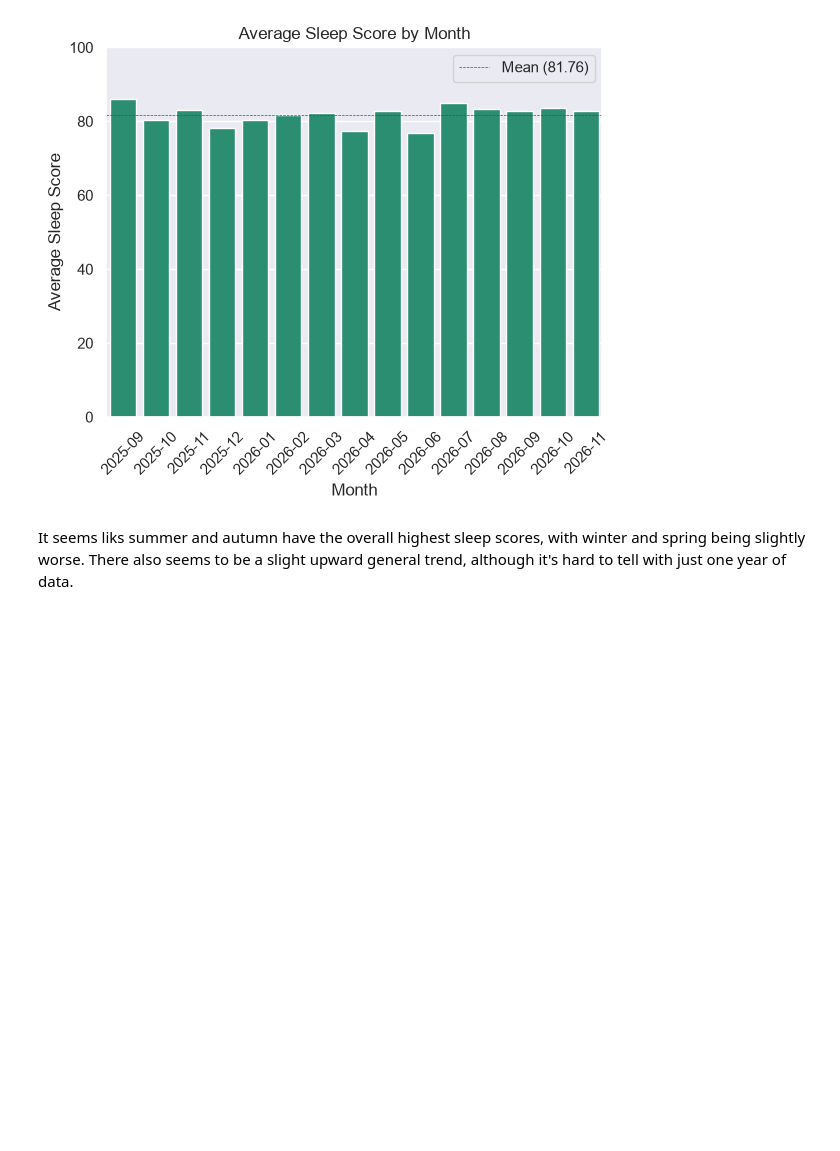
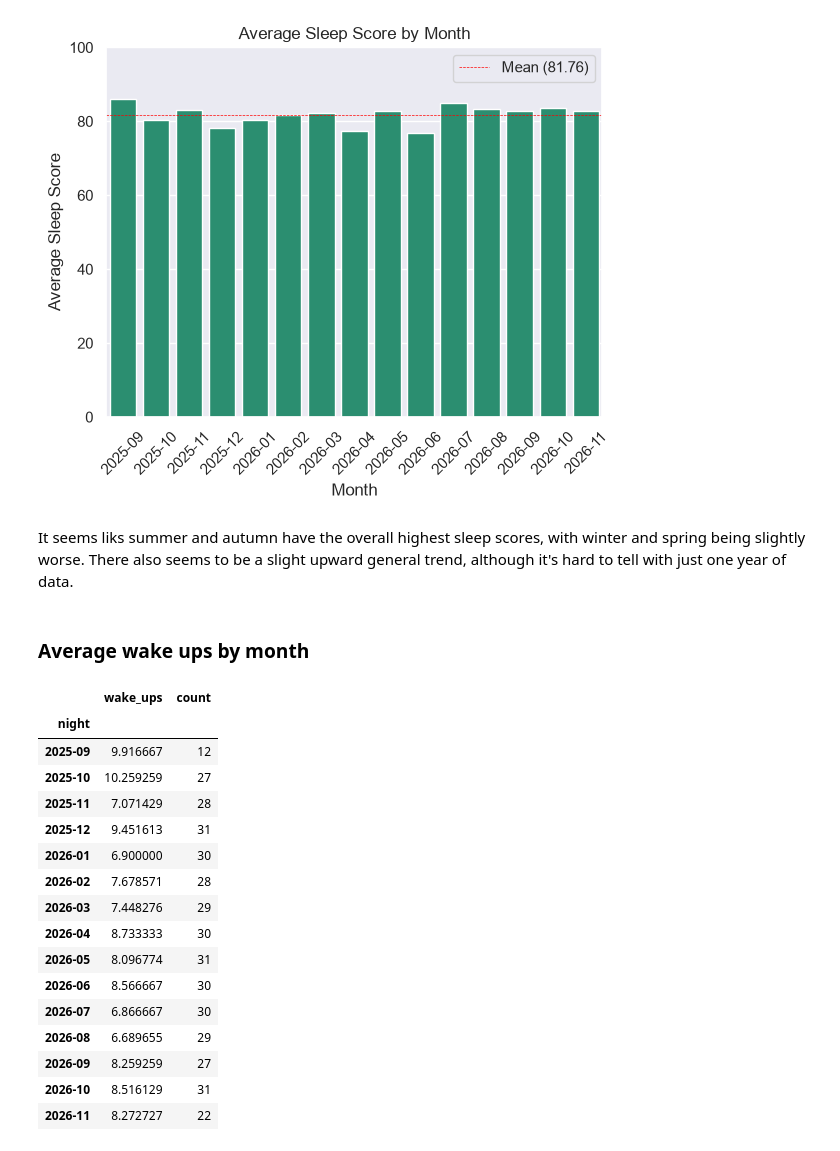
Before and after one commit to DimitarK13/personal-sleep-analysis, a Jupyter notebook: notebooks/03-exploratory-data-analysis.ipynb, the cells around one changed output. Saved outputs shown, nothing was run; the diff lists cells and outputs as text; code cells hidden in the pictures; blank space fills up the shorter version.

```diff
--- a/notebooks/03-exploratory-data-analysis.ipynb
+++ b/notebooks/03-exploratory-data-analysis.ipynb
@@ -100,3 +102,30 @@ plt.show()
 [figure]
 # %% [markdown]
 It seems liks summer and autumn have the overall highest sleep scores, with winter and spring being slightly worse. There also seems to be a slight upward general trend, although it's hard to tell with just one year of data.
+# %% [markdown]
+### Average wake ups by month
+# %%
+average_wake_ups_per_month = df.groupby(df['night'].dt.to_period('M')).agg(
+    wake_ups=('wake_ups', 'mean'),
+    count=('wake_ups', 'count')
+)
+
+average_wake_ups_per_month
+# %% [output]
+|  | wake_ups | count |
+| night |  |  |
+| 2025-09 | 9.916667 | 12 |
+| 2025-10 | 10.259259 | 27 |
+| 2025-11 | 7.071429 | 28 |
+| 2025-12 | 9.451613 | 31 |
+| 2026-01 | 6.900000 | 30 |
+| 2026-02 | 7.678571 | 28 |
+| 2026-03 | 7.448276 | 29 |
+| 2026-04 | 8.733333 | 30 |
+| 2026-05 | 8.096774 | 31 |
+| 2026-06 | 8.566667 | 30 |
+| 2026-07 | 6.866667 | 30 |
+| 2026-08 | 6.689655 | 29 |
+| 2026-09 | 8.259259 | 27 |
+| 2026-10 | 8.516129 | 31 |
+| 2026-11 | 8.272727 | 22 |
```
Also changed, not shown: parts of 3 cells of this notebook, 1 other file.
